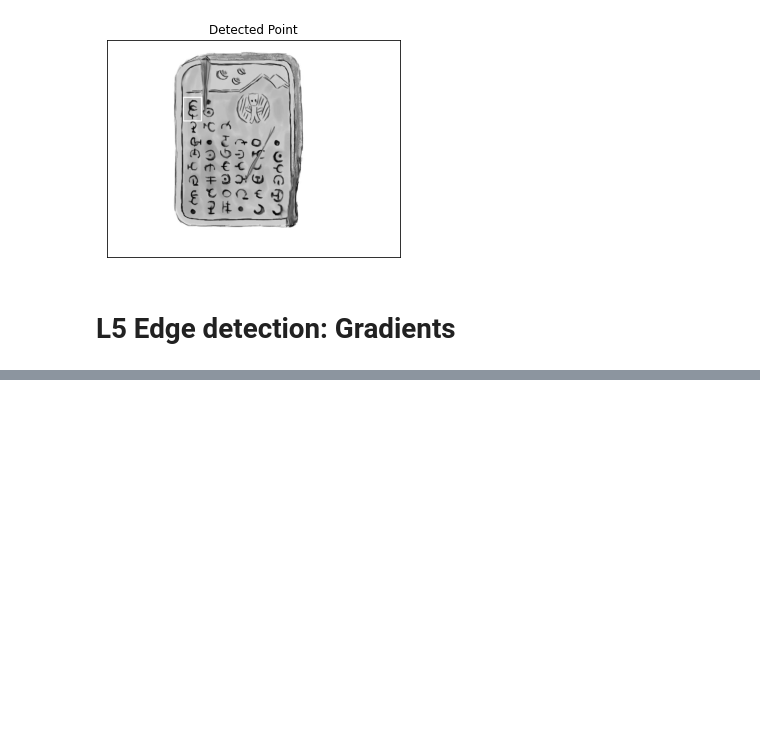
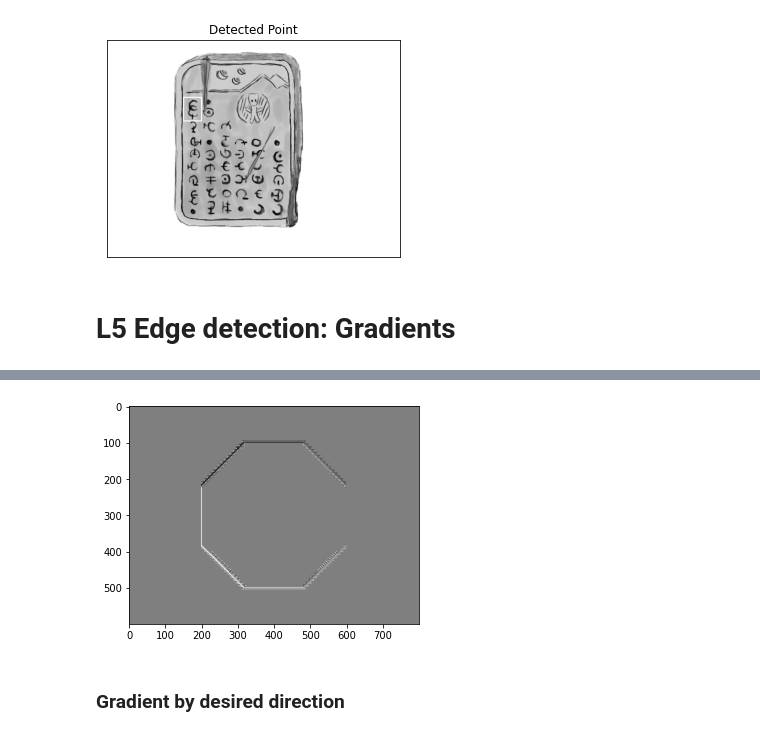
Before and after one commit to aten2001/CS6476-CV-1, a Jupyter notebook: 2A Linear image processing/In Class.ipynb, the cells around one changed output, grey strips where cells are left out. Saved outputs shown, nothing was run; the diff lists cells and outputs as text; code cells hidden in the pictures; blank space fills up the shorter version.

```diff
--- a/2A Linear image processing/In Class.ipynb
+++ b/2A Linear image processing/In Class.ipynb
@@ -232,0 +250,7 @@ axarr[1].title.set_text('Sobel Y gradients')
+# %%
+plt.imshow(direction, cmap='gray')
+plt.show()
+# %% [output]
+[figure, added]
+# %% [markdown]
+### Gradient by desired direction
```
Also changed, not shown: parts of 16 cells of this notebook, 2 other files.
